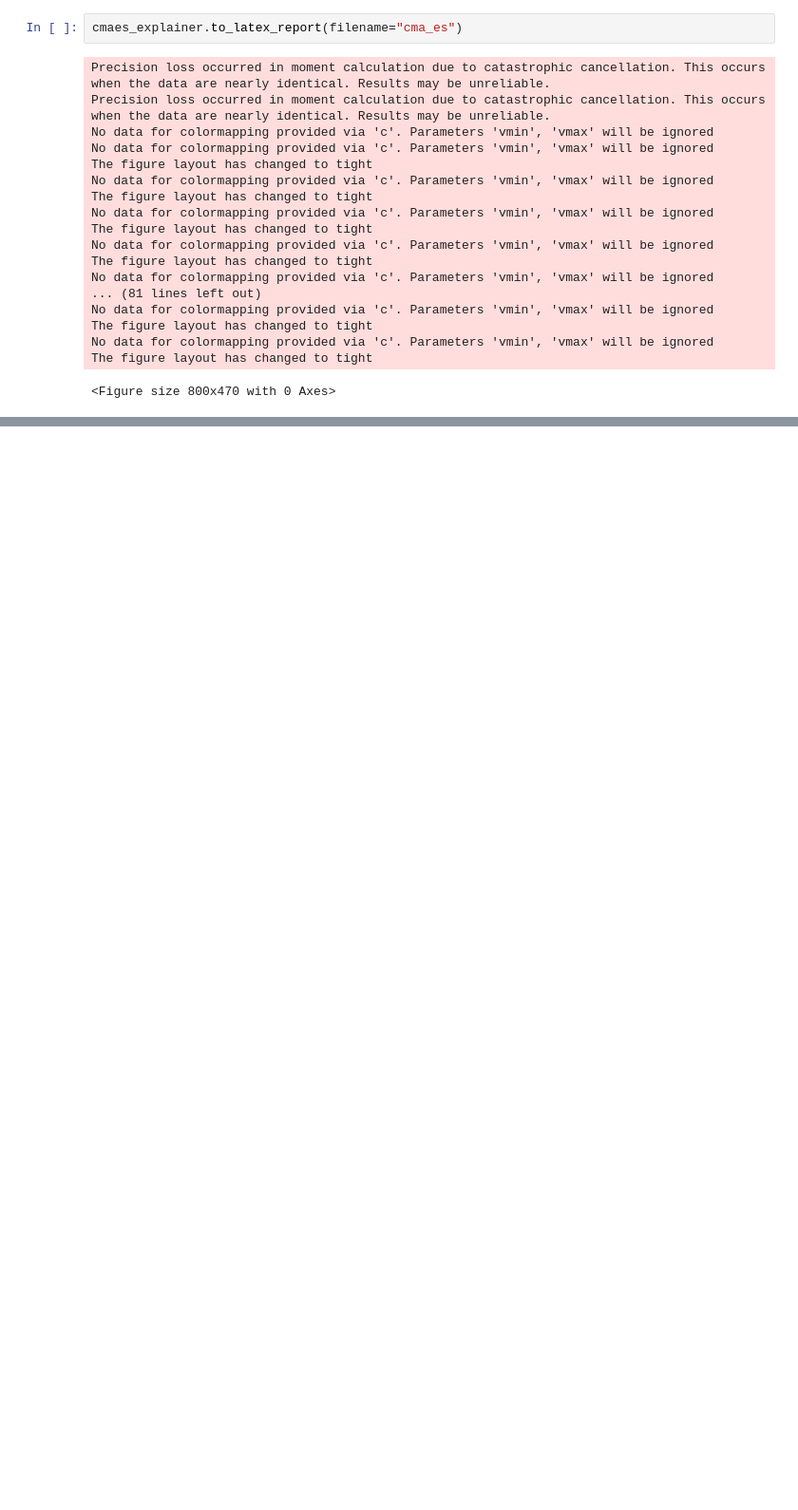
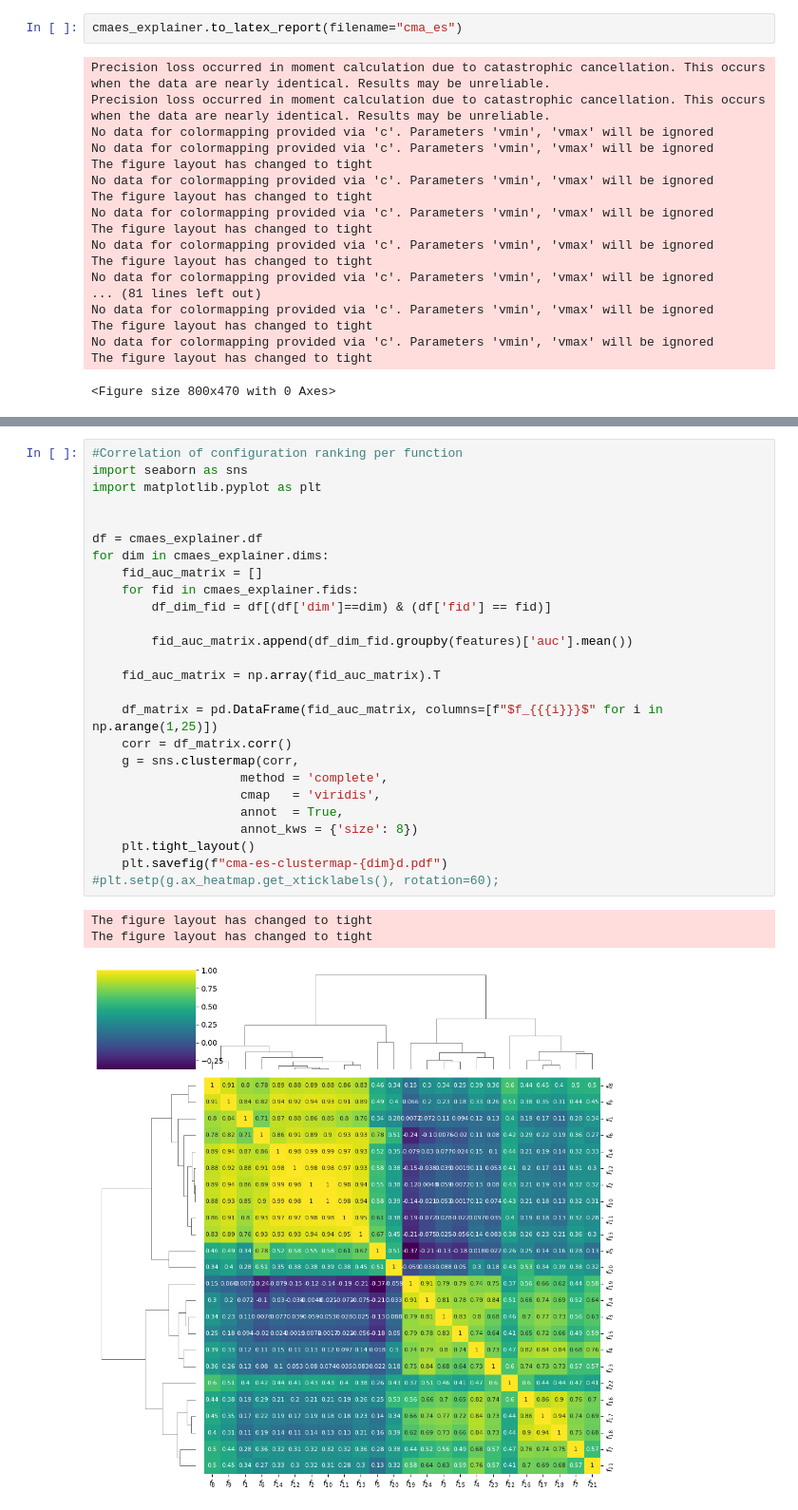
Before and after one commit to nikivanstein/ioh-explainer, a Jupyter notebook: cma_es_analyse.ipynb, the cells around one changed output, grey strips where cells are left out. Shown at 95% size. Saved outputs shown, nothing was run; the diff lists cells and outputs as text; blank space fills up the shorter version.

Commit message:
cluster mapping function correlations

```diff
--- a/cma_es_analyse.ipynb
+++ b/cma_es_analyse.ipynb
@@ -170,3 +170,33 @@ step_size_adaptation
 ['csa', 'psr']
 Categories (2, object): ['csa', 'psr']
 [0 1]
+# %%
+#Correlation of configuration ranking per function
+import seaborn as sns
+import matplotlib.pyplot as plt
+
+
+df = cmaes_explainer.df
+for dim in cmaes_explainer.dims:
+    fid_auc_matrix = []
+    for fid in cmaes_explainer.fids:
+        df_dim_fid = df[(df['dim']==dim) & (df['fid'] == fid)]
+
+        fid_auc_matrix.append(df_dim_fid.groupby(features)['auc'].mean())
+
+    fid_auc_matrix = np.array(fid_auc_matrix).T
+
+    df_matrix = pd.DataFrame(fid_auc_matrix, columns=[f"$f_{{{i}}}$" for i in np.arange(1,25)])
+    corr = df_matrix.corr()
+    g = sns.clustermap(corr,
+                    method = 'complete',
+                    cmap   = 'viridis',
+                    annot  = True,
+                    annot_kws = {'size': 8})
+    plt.tight_layout()
+    plt.savefig(f"cma-es-clustermap-{dim}d.pdf")
+#plt.setp(g.ax_heatmap.get_xticklabels(), rotation=60);
+# %% [output]
+The figure layout has changed to tight
+The figure layout has changed to tight
+[figure, added]
```
Also changed, not shown: parts of 3 cells of this notebook, 1 other file.
